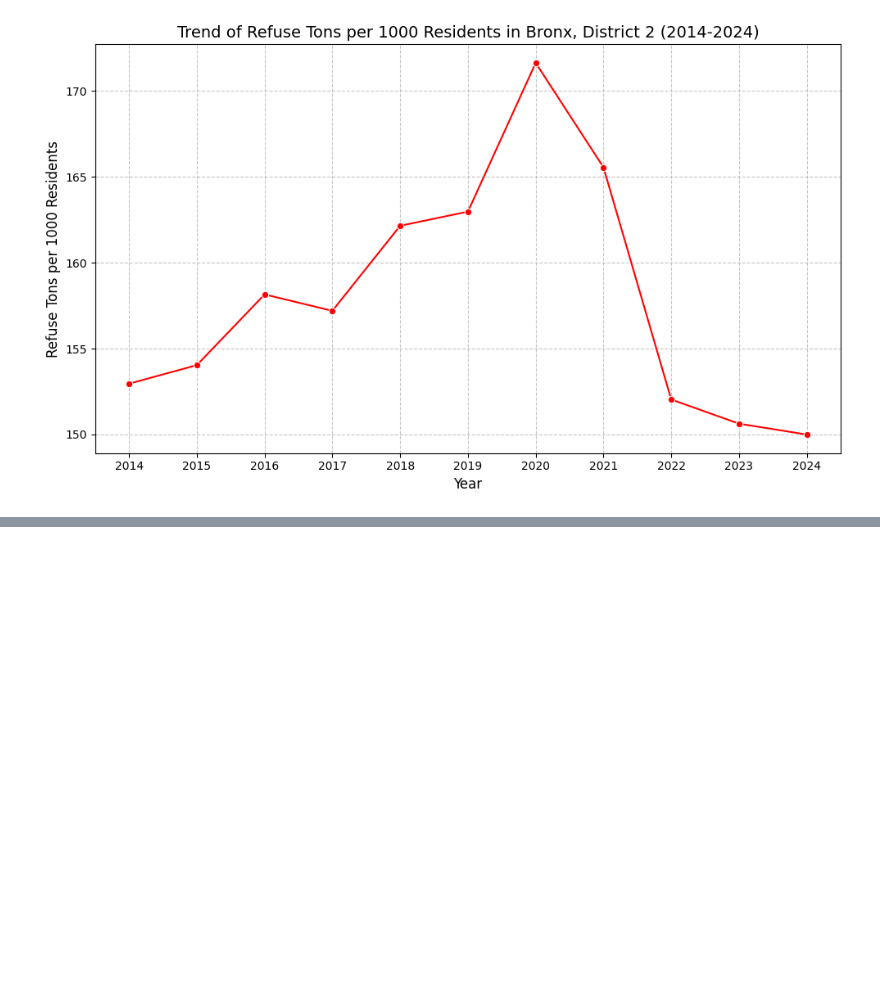
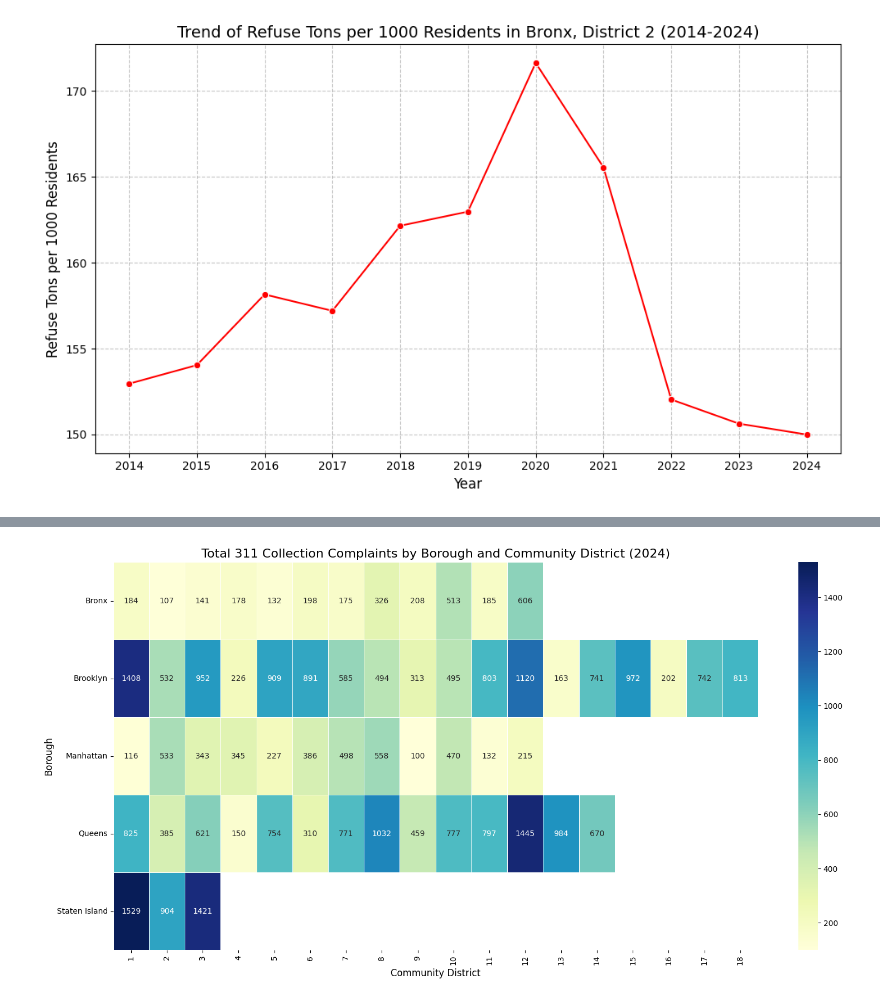
Before and after one commit to DianaAleksieieva/dirt_signal_nyc, a Jupyter notebook: python/tonnage/tonnage.ipynb, the cells around one changed output, grey strips where cells are left out. Cells and saved outputs as stored; diff of their text form; code cells hidden in the pictures; blank space fills up the shorter version.

```diff
--- a/python/tonnage/tonnage.ipynb
+++ b/python/tonnage/tonnage.ipynb
@@ -165,6 +165,7 @@ plt.show()
 # %% [markdown]
 ## Part 2: Analysis based on Refuse Tons per 1000 Residents
 # %%
+merged_df['2010 Population'] = merged_df['2010 Population'].str.replace(',', '').astype(float)
 merged_df['Refuse Tons per 1000 Residents'] = (merged_df['REFUSETONSCOLLECTED'] / merged_df['2010 Population']) * 1000
 merged_df.head()
 # %% [output]
@@ -313,0 +346,4 @@ plt.show()
+# %%
+df_311 = pd.read_csv('aggregated_complaint_community_district.csv')
+df_311.info()
+df_311.head()
@@ -313,0 +370,9 @@ plt.show()
+# %%
+# Filter for Complaint Type "Collection" and 2024
+df_311['year_month'] = pd.to_datetime(df_311['year_month'])
+df_311_2024_collection = df_311[(df_311['year_month'].dt.year == 2024) & (df_311['Complaint Type'] == 'Collection')]
+
+# Group by month, sum the complaint count
+df_311_2024_collection_copy = df_311_2024_collection.copy()
+df_311_2024_collection_copy['month'] = df_311_2024_collection_copy['year_month'].dt.month
+monthly_complaints = df_311_2024_collection_copy.groupby('month')['complaint_count'].sum().reset_index()
@@ -313,0 +439,9 @@ plt.show()
+# %%
+# Df for mapping
+complaints_by_district_2024 = df_311_2024_collection.groupby('BoroCd')['complaint_count'].sum().reset_index()
+complaints_by_district_2024['BoroCd'] = complaints_by_district_2024['BoroCd'].astype(str)
+
+merged_with_complaints = pd.merge(merged_df, complaints_by_district_2024, on='BoroCd', how='left')
+
+tonnage_311_df = merged_with_complaints[['BOROUGH', 'District', 'REFUSETONSCOLLECTED', 'complaint_count']]
+tonnage_311_df.head()
@@ -313,0 +511,19 @@ plt.show()
+# %%
+heatmap_data_311_complaints = merged_with_complaints.pivot_table(
+    index='BOROUGH',
+    columns='COMMUNITYDISTRICT',
+    values='complaint_count'
+).fillna(0)
+
+plt.figure(figsize=(16, 8))
+mask_311 = heatmap_data_311_complaints == 0
+sns.heatmap(heatmap_data_311_complaints, annot=True, fmt=".0f", cmap="YlGnBu", linewidths=.5, mask=mask_311)
+plt.title('Total 311 Collection Complaints by Borough and Community District (2024)', fontsize=16)
+plt.xlabel('Community District', fontsize=12)
+plt.ylabel('Borough', fontsize=12)
+plt.xticks(rotation=90)
+plt.yticks(rotation=0)
+plt.tight_layout()
+plt.show()
+# %% [output]
+[figure, added]
```
Also changed, not shown: parts of 21 cells of this notebook.
